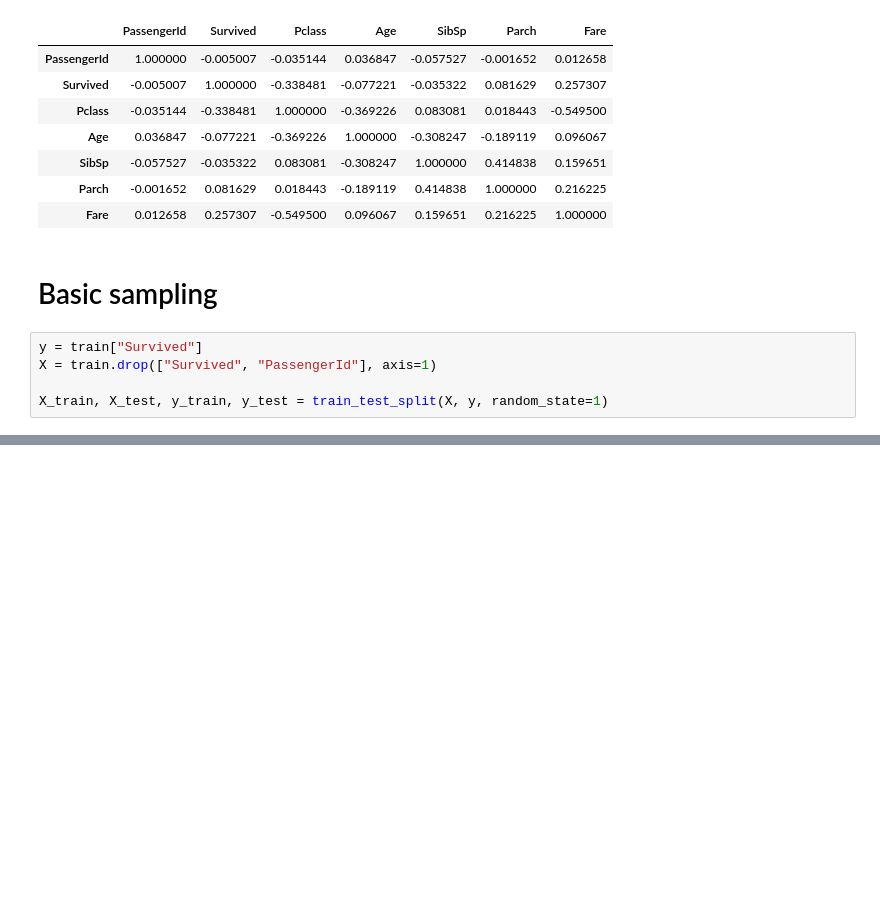
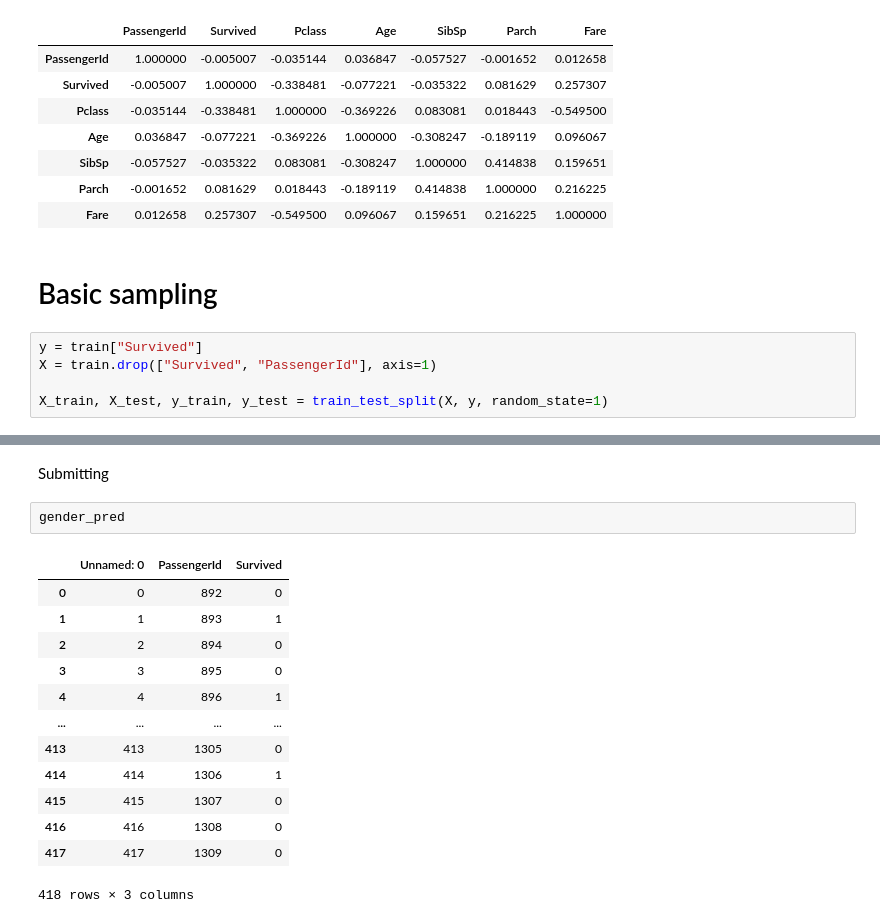
Before and after one commit to Meugenn/Kaggle-Practice, a Jupyter notebook: Titanic/work.ipynb, the cells around one changed output, grey strips where cells are left out. Cells and saved outputs as stored; diff of their text form; blank space fills up the shorter version.

```diff
--- a/Titanic/work.ipynb
+++ b/Titanic/work.ipynb
@@ -158,0 +243,18 @@ X_train, X_test, y_train, y_test = train_test_split(X, y, random_state=1)
+# %% [markdown]
+Submitting
+# %%
+gender_pred
+# %% [output]
+|  | Unnamed: 0 | PassengerId | Survived |
+| 0 | 0 | 892 | 0 |
+| 1 | 1 | 893 | 1 |
+| 2 | 2 | 894 | 0 |
+| 3 | 3 | 895 | 0 |
+| 4 | 4 | 896 | 1 |
+| ... | ... | ... | ... |
+| 413 | 413 | 1305 | 0 |
+| 414 | 414 | 1306 | 1 |
+| 415 | 415 | 1307 | 0 |
+| 416 | 416 | 1308 | 0 |
+| 417 | 417 | 1309 | 0 |
+418 rows × 3 columns
```
Also changed, not shown: parts of 33 cells of this notebook, 2 other files.
